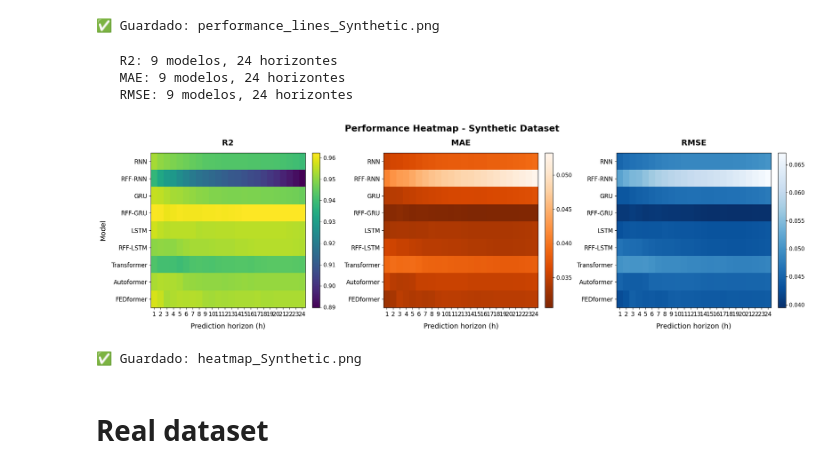
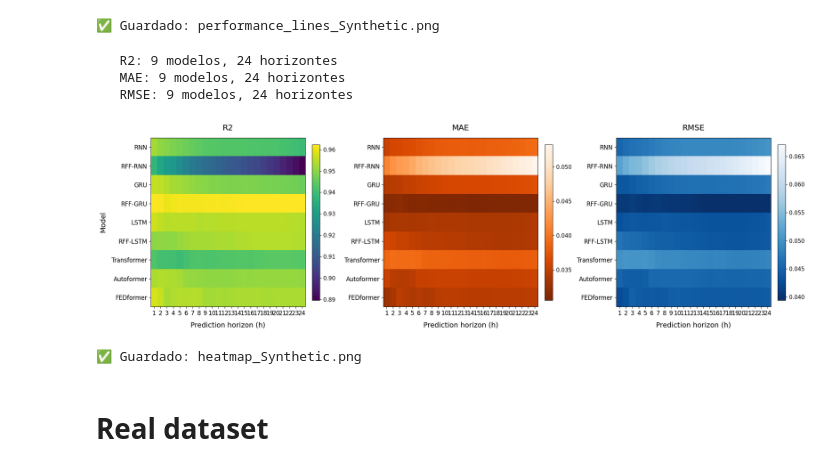
Before and after one commit to ealeongomez/MSRRFF-Wind-Forecast, a Jupyter notebook: notebooks/Results-Performance.ipynb, the cells around one changed output. Saved outputs shown, nothing was run; the diff lists cells and outputs as text; code cells hidden in the pictures.

```diff
--- a/notebooks/Results-Performance.ipynb
+++ b/notebooks/Results-Performance.ipynb
@@ -184,37 +184,36 @@ for col_idx, metric in enumerate(["R2", "MAE", "RMSE"]):
     ax.set_xticklabels(pivot_data.columns, fontsize=12)
 
     # Etiquetas Y con guiones en lugar de guiones bajos
     model_labels = [m.replace("_", "-") for m in pivot_data.index]
     ax.set_yticklabels(model_labels, fontsize=12)
 
     # Títulos y etiquetas
-    ax.set_title(metric, fontsize=16, fontweight='bold', pad=15)
+    ax.set_title(metric, fontsize=16, pad=15)
     ax.set_xlabel("Prediction horizon (h)", fontsize=14, labelpad=10)
 
     if col_idx == 0:
         ax.set_ylabel("Model", fontsize=14, labelpad=10)
 
     # Colorbar
     cbar = plt.colorbar(im, ax=ax, fraction=0.046, pad=0.04)
     cbar.ax.tick_params(labelsize=11)
 
     print(f"   {metric}: {len(existing_models)} modelos, {len(pivot_data.columns)} horizontes")
 
-plt.suptitle("Performance Heatmap - Synthetic Dataset",
-             fontsize=18, fontweight='bold')
+#plt.suptitle("Performance Heatmap - Synthetic Dataset", fontsize=18, fontweight='bold')
 plt.tight_layout()
 
 # Guardar
 output_path = PLOTS_DIR / "heatmap_Synthetic.png"
 plt.savefig(output_path, dpi=300, bbox_inches='tight', facecolor='white')
 plt.show()
 
 print(f"\n✅ Guardado: {output_path.name}")
 # %% [output]
    R2: 9 modelos, 24 horizontes
    MAE: 9 modelos, 24 horizontes
    RMSE: 9 modelos, 24 horizontes
-[figure, old version]
+[figure, new version]
 ✅ Guardado: heatmap_Synthetic.png
 # %% [markdown]
 # **Real dataset**
```
Also changed, not shown: parts of 1 cell of this notebook.
